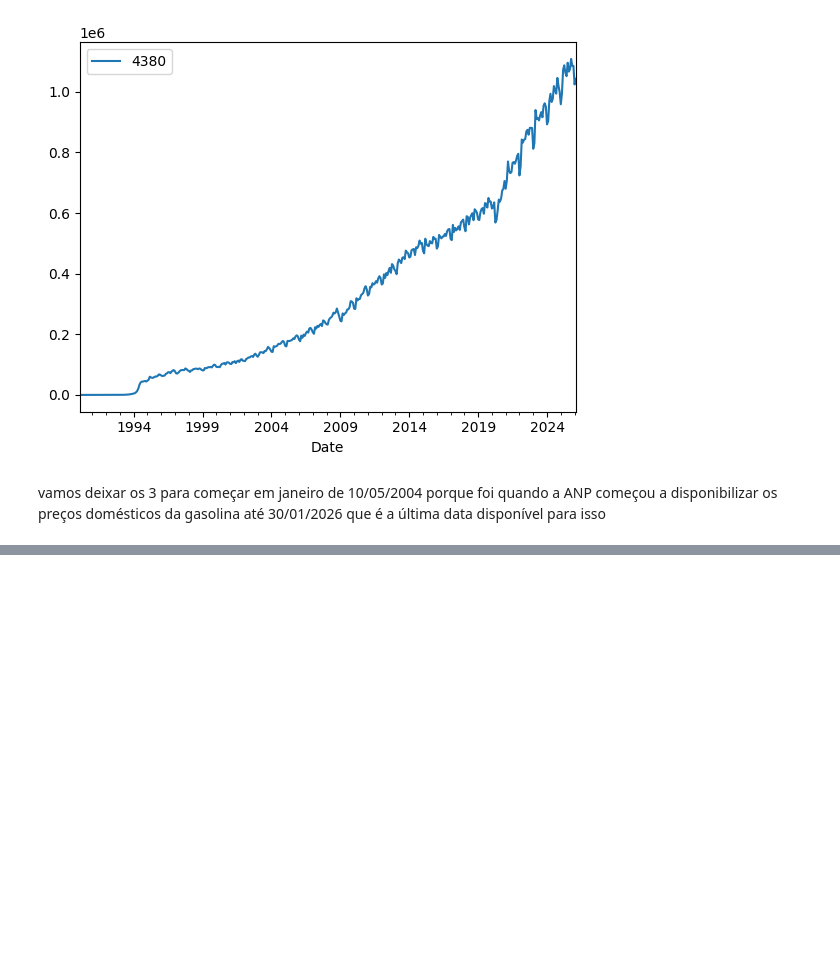
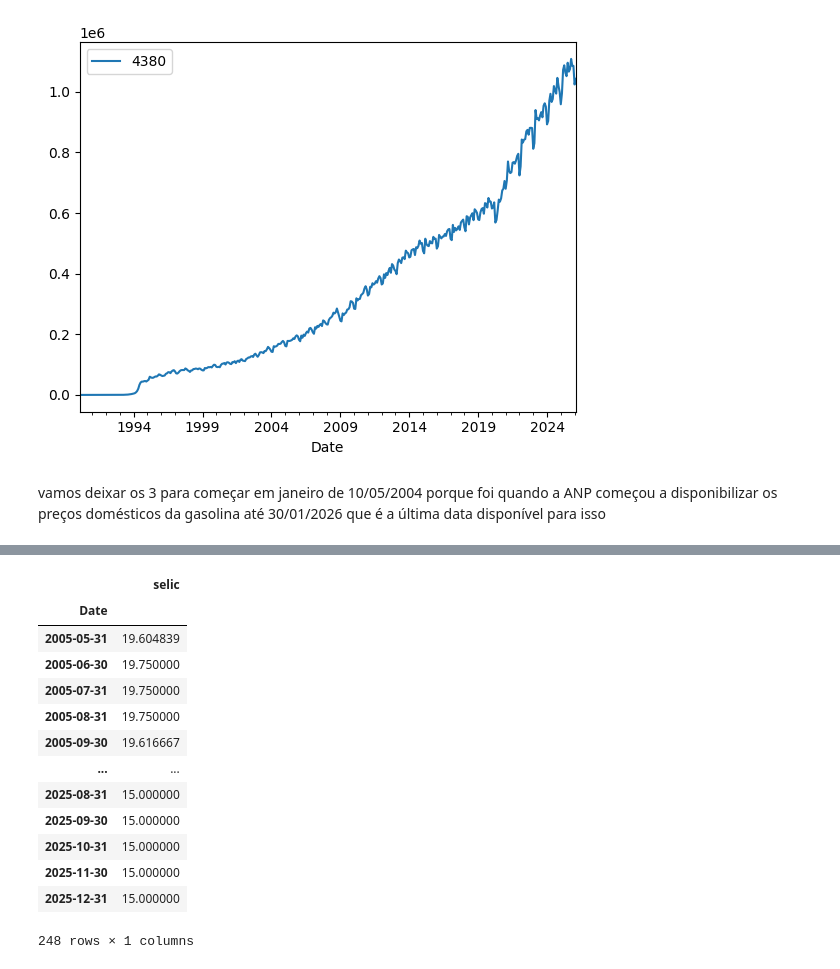
Before and after one commit to iagonmic/VECM-Gasoline-Prices, a Jupyter notebook: etl.ipynb, the cells around one changed output, grey strips where cells are left out. Drawn from its saved outputs; the diff is of its cells as text; code cells hidden in the pictures; blank space fills up the shorter version.

```diff
--- a/etl.ipynb
+++ b/etl.ipynb
@@ -84,0 +98,17 @@ ibc_br.head(20)
+# %%
+selic
+# %% [output]
+|  | selic |
+| Date |  |
+| 2005-05-31 | 19.604839 |
+| 2005-06-30 | 19.750000 |
+| 2005-07-31 | 19.750000 |
+| 2005-08-31 | 19.750000 |
+| 2005-09-30 | 19.616667 |
+| ... | ... |
+| 2025-08-31 | 15.000000 |
+| 2025-09-30 | 15.000000 |
+| 2025-10-31 | 15.000000 |
+| 2025-11-30 | 15.000000 |
+| 2025-12-31 | 15.000000 |
+248 rows × 1 columns
```
Also changed, not shown: parts of 7 cells of this notebook, 1 other file.
